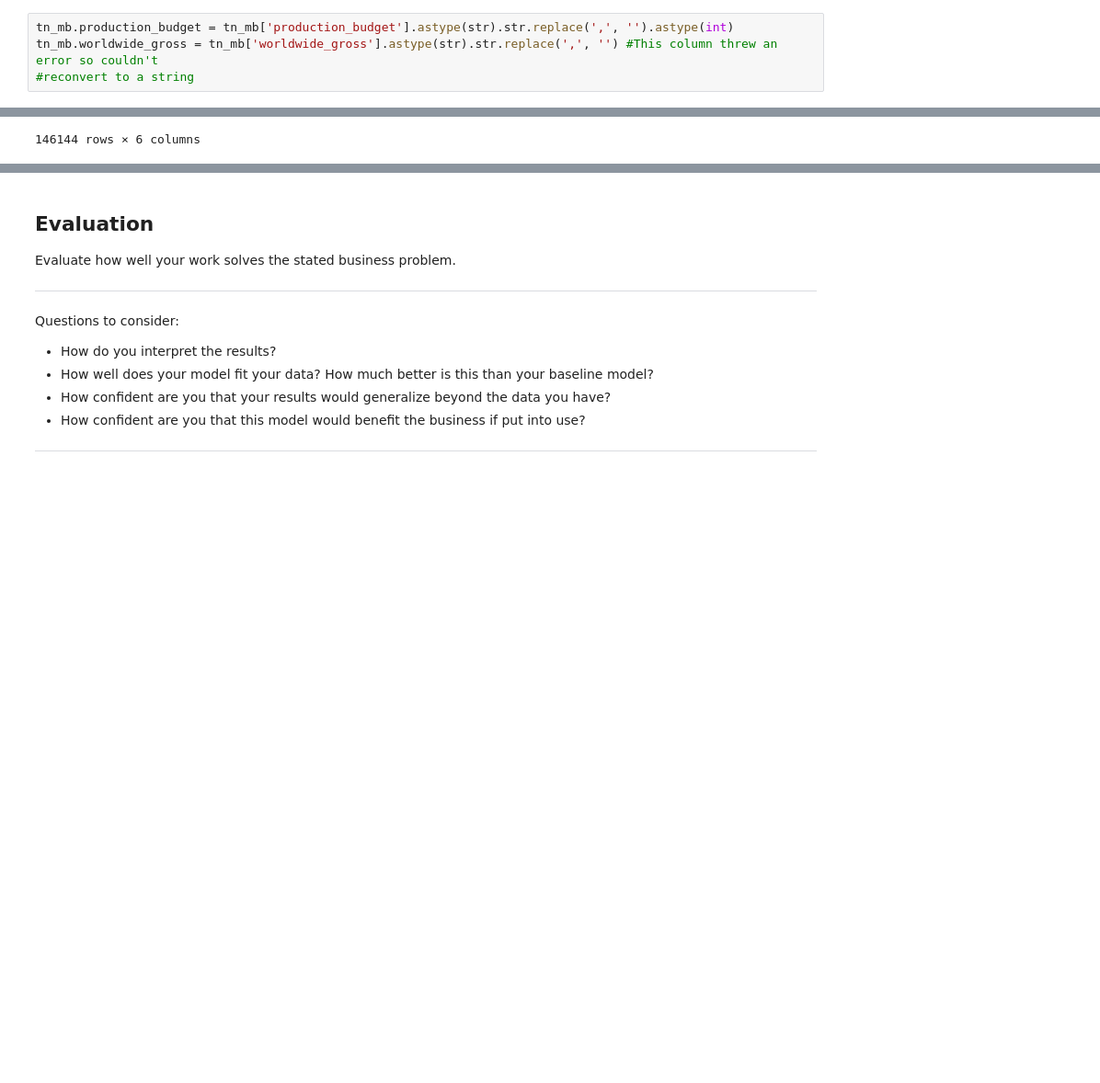
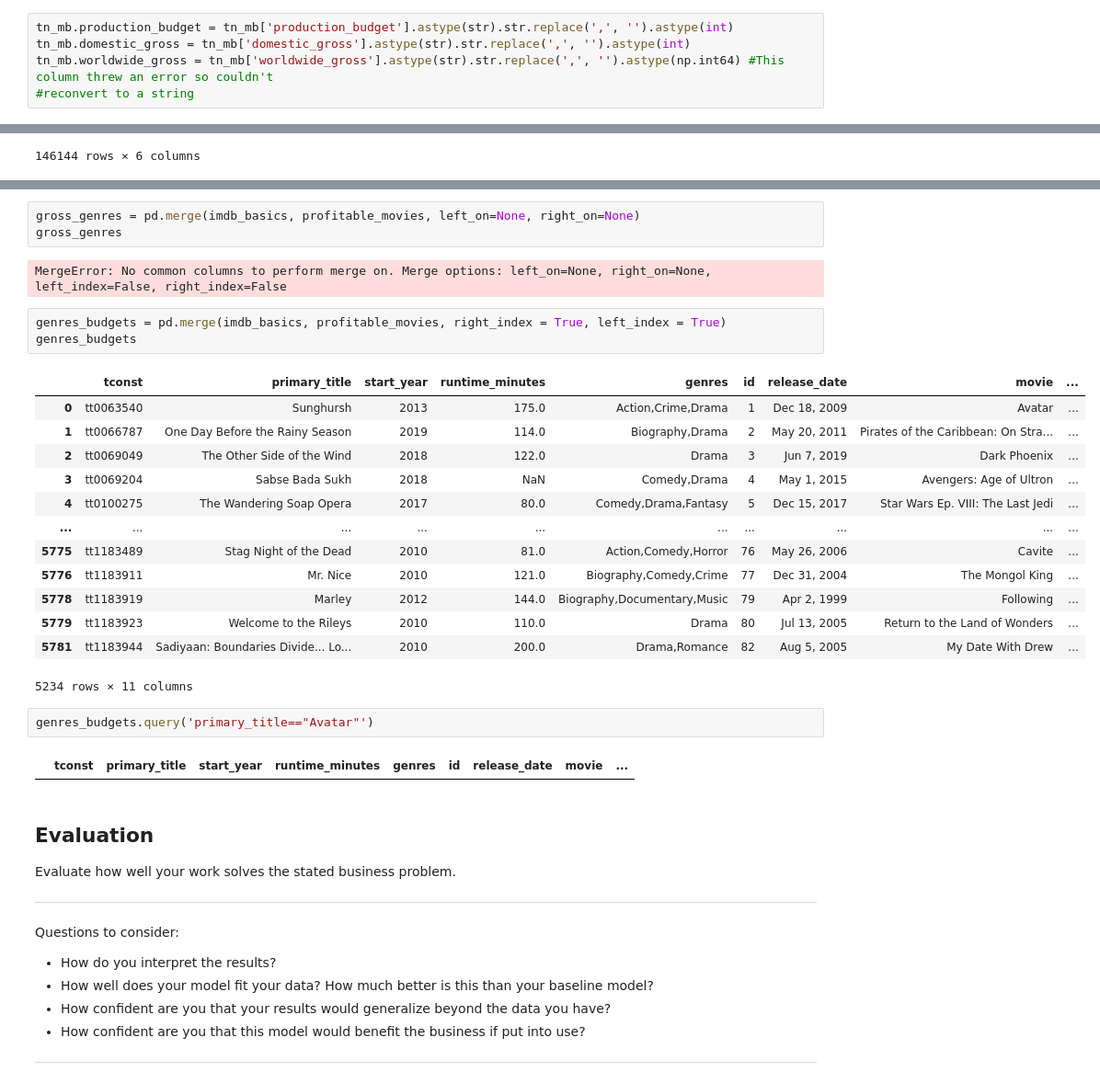
Before and after one commit to samtuleen/Phase1-Microsoft-Movie-Analysis-Project, a Jupyter notebook: dsc-phase1-project-template-Copy1.ipynb, the cells around one changed output, grey strips where cells are left out. Shown at 92% size. Drawn from its saved outputs; the diff is of its cells as text; blank space fills up the shorter version.

```diff
--- a/dsc-phase1-project-template-Copy1.ipynb
+++ b/dsc-phase1-project-template-Copy1.ipynb
@@ -498,6 +129,7 @@ tn_mb
 # %%
 tn_mb.production_budget = tn_mb['production_budget'].astype(str).str.replace(',', '').astype(int)
-tn_mb.worldwide_gross = tn_mb['worldwide_gross'].astype(str).str.replace(',', '') #This column threw an error so couldn't
+tn_mb.domestic_gross = tn_mb['domestic_gross'].astype(str).str.replace(',', '').astype(int)
+tn_mb.worldwide_gross = tn_mb['worldwide_gross'].astype(str).str.replace(',', '').astype(np.int64) #This column threw an error so couldn't
 #reconvert to a string
 # %%
 tn_mb
@@ -793,3 +271,29 @@ imdb_basics
+# %%
+gross_genres = pd.merge(imdb_basics, profitable_movies, left_on=None, right_on=None)
+gross_genres
+# %% [output]
+MergeError: No common columns to perform merge on. Merge options: left_on=None, right_on=None, left_index=False, right_index=False
+# %%
+genres_budgets = pd.merge(imdb_basics, profitable_movies, right_index = True, left_index = True)
+genres_budgets
+# %% [output]
+|  | tconst | primary_title | start_year | runtime_minutes | genres | id | release_date | movie | ... |
+| 0 | tt0063540 | Sunghursh | 2013 | 175.0 | Action,Crime,Drama | 1 | Dec 18, 2009 | Avatar | ... |
+| 1 | tt0066787 | One Day Before the Rainy Season | 2019 | 114.0 | Biography,Drama | 2 | May 20, 2011 | Pirates of the Caribbean: On Stra... | ... |
+| 2 | tt0069049 | The Other Side of the Wind | 2018 | 122.0 | Drama | 3 | Jun 7, 2019 | Dark Phoenix | ... |
+| 3 | tt0069204 | Sabse Bada Sukh | 2018 | NaN | Comedy,Drama | 4 | May 1, 2015 | Avengers: Age of Ultron | ... |
+| 4 | tt0100275 | The Wandering Soap Opera | 2017 | 80.0 | Comedy,Drama,Fantasy | 5 | Dec 15, 2017 | Star Wars Ep. VIII: The Last Jedi | ... |
+| ... | ... | ... | ... | ... | ... | ... | ... | ... | ... |
+| 5775 | tt1183489 | Stag Night of the Dead | 2010 | 81.0 | Action,Comedy,Horror | 76 | May 26, 2006 | Cavite | ... |
+| 5776 | tt1183911 | Mr. Nice | 2010 | 121.0 | Biography,Comedy,Crime | 77 | Dec 31, 2004 | The Mongol King | ... |
+| 5778 | tt1183919 | Marley | 2012 | 144.0 | Biography,Documentary,Music | 79 | Apr 2, 1999 | Following | ... |
+| 5779 | tt1183923 | Welcome to the Rileys | 2010 | 110.0 | Drama | 80 | Jul 13, 2005 | Return to the Land of Wonders | ... |
+| 5781 | tt1183944 | Sadiyaan: Boundaries Divide... Lo... | 2010 | 200.0 | Drama,Romance | 82 | Aug 5, 2005 | My Date With Drew | ... |
+5234 rows × 11 columns
+# %%
+genres_budgets.query('primary_title=="Avatar"')
+# %% [output]
+|  | tconst | primary_title | start_year | runtime_minutes | genres | id | release_date | movie | ... |
 # %% [markdown]
 ## Evaluation
 Evaluate how well your work solves the stated business problem.
```
Also changed, not shown: parts of 60 cells of this notebook, 1 other file.
